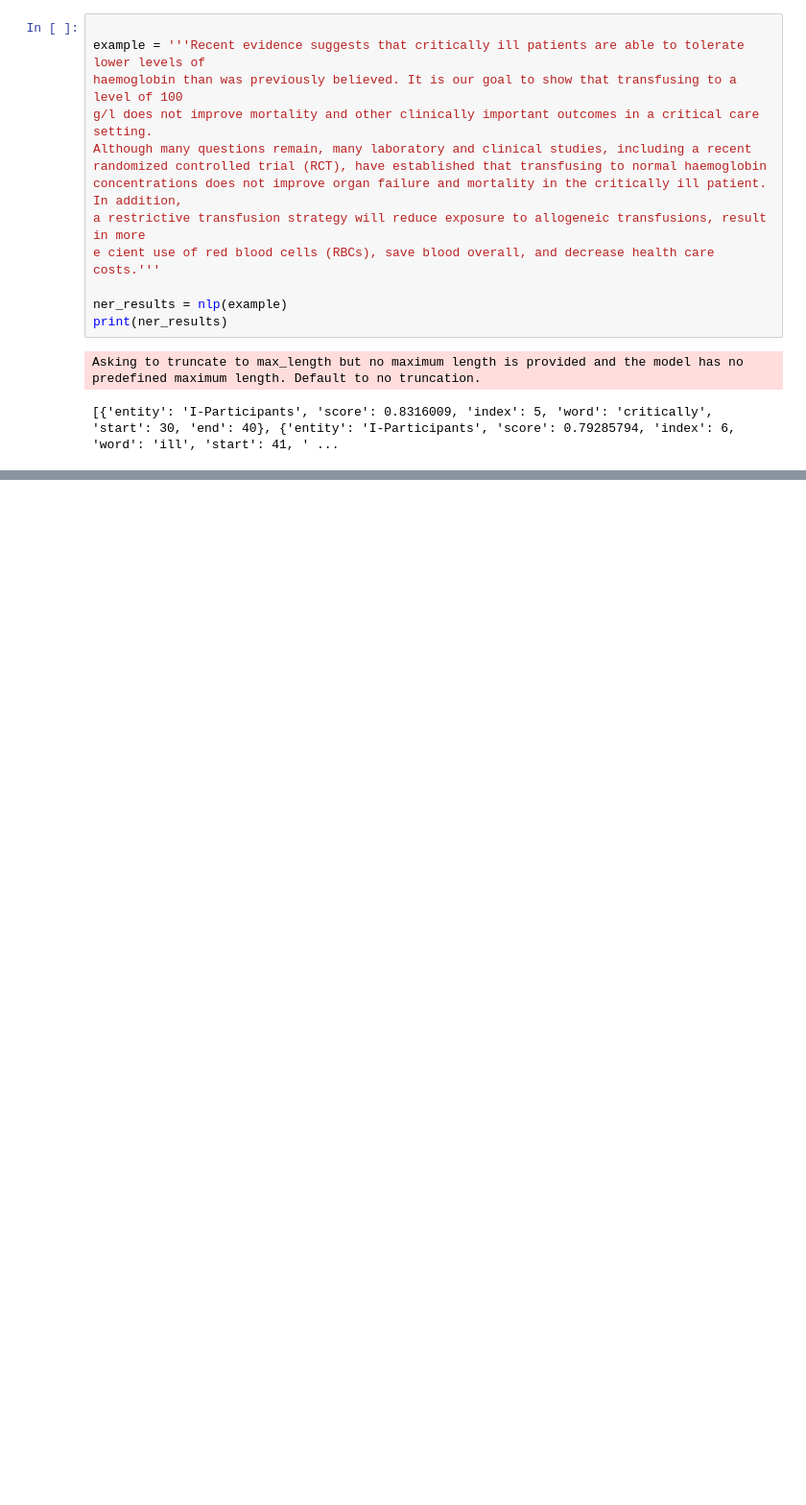
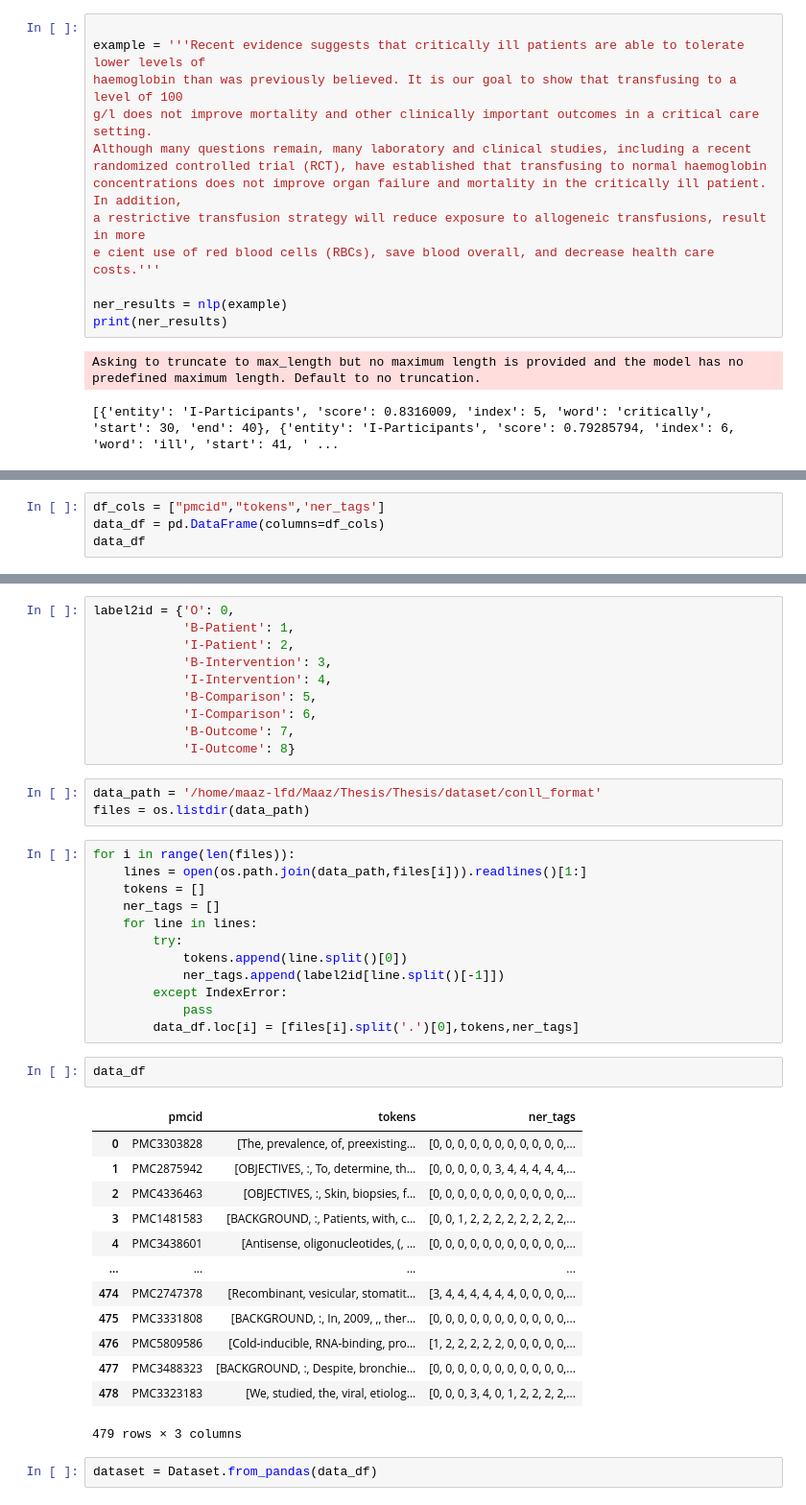
Before and after one commit to MaazLab/Evidence-Retrieval-For-EBM, a Jupyter notebook: scripts/token_classification.ipynb, the cells around one changed output, grey strips where cells are left out. Shown at 96% size. Cells and saved outputs as stored; diff of their text form; blank space fills up the shorter version.

```diff
--- a/scripts/token_classification.ipynb
+++ b/scripts/token_classification.ipynb
@@ -33,0 +106,4 @@ TypeError: list indices must be integers or slices, not str
+# %%
+df_cols = ["pmcid","tokens",'ner_tags']
+data_df = pd.DataFrame(columns=df_cols)
+data_df
@@ -33,0 +122,43 @@ TypeError: list indices must be integers or slices, not str
+# %%
+label2id = {'O': 0,
+            'B-Patient': 1,
+            'I-Patient': 2,
+            'B-Intervention': 3,
+            'I-Intervention': 4,
+            'B-Comparison': 5,
+            'I-Comparison': 6,
+            'B-Outcome': 7,
+            'I-Outcome': 8}
+# %%
+data_path = '/home/maaz-lfd/Maaz/Thesis/Thesis/dataset/conll_format'
+files = os.listdir(data_path)
+# %%
+for i in range(len(files)):
+    lines = open(os.path.join(data_path,files[i])).readlines()[1:]
+    tokens = []
+    ner_tags = []
+    for line in lines:
+        try:
+            tokens.append(line.split()[0])
+            ner_tags.append(label2id[line.split()[-1]])
+        except IndexError:
+            pass
+        data_df.loc[i] = [files[i].split('.')[0],tokens,ner_tags]
+# %%
+data_df
+# %% [output]
+|  | pmcid | tokens | ner_tags |
+| 0 | PMC3303828 | [The, prevalence, of, preexisting... | [0, 0, 0, 0, 0, 0, 0, 0, 0, 0, 0,... |
+| 1 | PMC2875942 | [OBJECTIVES, :, To, determine, th... | [0, 0, 0, 0, 0, 3, 4, 4, 4, 4, 4,... |
+| 2 | PMC4336463 | [OBJECTIVES, :, Skin, biopsies, f... | [0, 0, 0, 0, 0, 0, 0, 0, 0, 0, 0,... |
+| 3 | PMC1481583 | [BACKGROUND, :, Patients, with, c... | [0, 0, 1, 2, 2, 2, 2, 2, 2, 2, 2,... |
+| 4 | PMC3438601 | [Antisense, oligonucleotides, (, ... | [0, 0, 0, 0, 0, 0, 0, 0, 0, 0, 0,... |
+| ... | ... | ... | ... |
+| 474 | PMC2747378 | [Recombinant, vesicular, stomatit... | [3, 4, 4, 4, 4, 4, 4, 0, 0, 0, 0,... |
+| 475 | PMC3331808 | [BACKGROUND, :, In, 2009, ,, ther... | [0, 0, 0, 0, 0, 0, 0, 0, 0, 0, 0,... |
+| 476 | PMC5809586 | [Cold-inducible, RNA-binding, pro... | [1, 2, 2, 2, 2, 2, 0, 0, 0, 0, 0,... |
+| 477 | PMC3488323 | [BACKGROUND, :, Despite, bronchie... | [0, 0, 0, 0, 0, 0, 0, 0, 0, 0, 0,... |
+| 478 | PMC3323183 | [We, studied, the, viral, etiolog... | [0, 0, 0, 3, 4, 0, 1, 2, 2, 2, 2,... |
+479 rows × 3 columns
+# %%
+dataset = Dataset.from_pandas(data_df)
```
Also changed, not shown: parts of 86 cells of this notebook.
